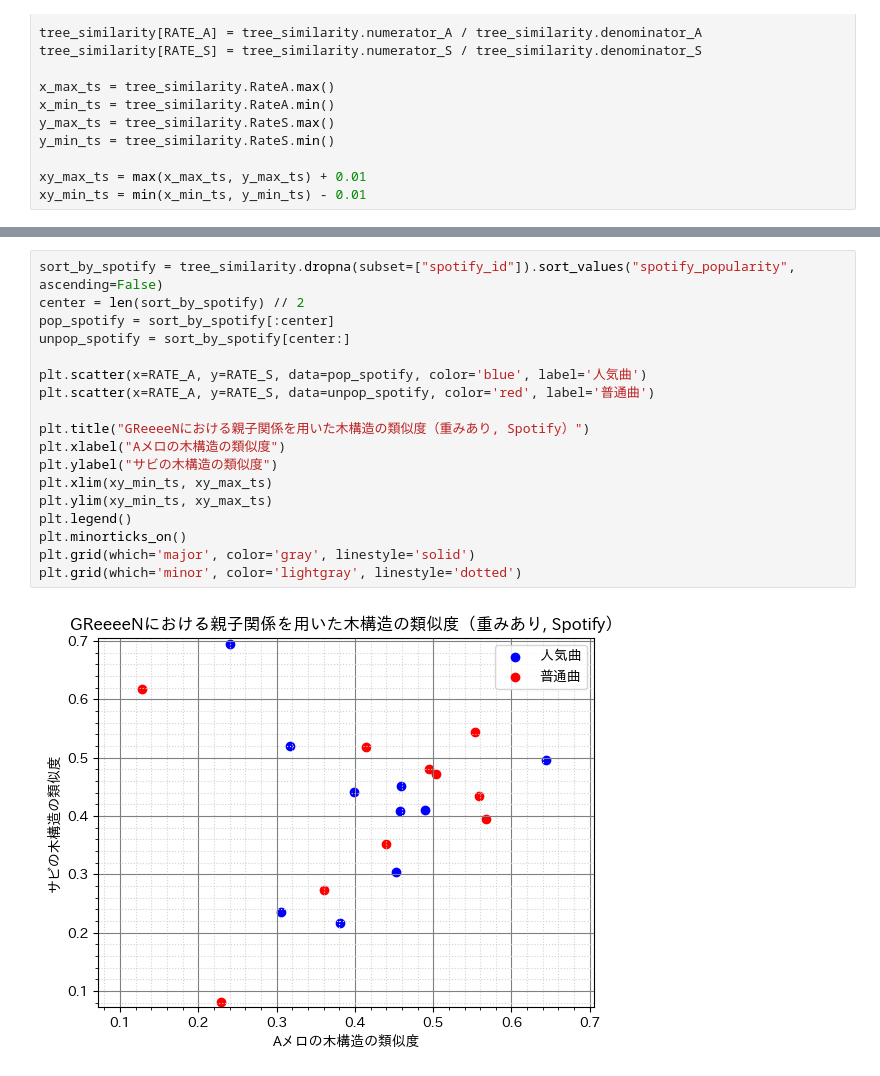
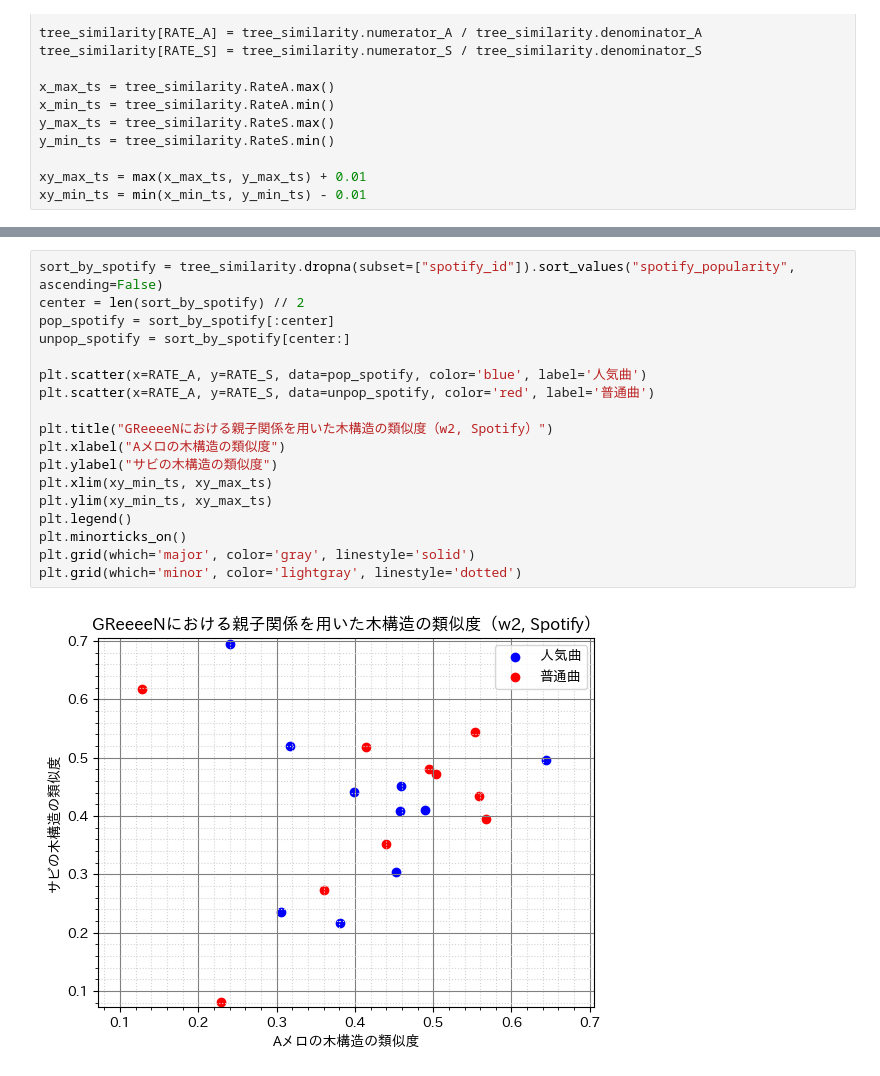
Before and after one commit to tsubasasugawara/lyrics_melody_analyzer, a Jupyter notebook: notebooks/GReeeeN.ipynb, the cells around one changed output, grey strips where cells are left out. Drawn from its saved outputs; the diff is of its cells as text.

```diff
--- a/notebooks/GReeeeN.ipynb
+++ b/notebooks/GReeeeN.ipynb
@@ -223,20 +230,20 @@ plt.grid(which='minor', color='lightgray', linestyle='dotted')
 # %%
 sort_by_spotify = tree_similarity.dropna(subset=["spotify_id"]).sort_values("spotify_popularity", ascending=False)
 center = len(sort_by_spotify) // 2
 pop_spotify = sort_by_spotify[:center]
 unpop_spotify = sort_by_spotify[center:]
 
 plt.scatter(x=RATE_A, y=RATE_S, data=pop_spotify, color='blue', label='人気曲')
 plt.scatter(x=RATE_A, y=RATE_S, data=unpop_spotify, color='red', label='普通曲')
 
-plt.title("GReeeeNにおける親子関係を用いた木構造の類似度（重みあり, Spotify）")
+plt.title("GReeeeNにおける親子関係を用いた木構造の類似度（w2, Spotify）")
 plt.xlabel("Aメロの木構造の類似度")
 plt.ylabel("サビの木構造の類似度")
 plt.xlim(xy_min_ts, xy_max_ts)
 plt.ylim(xy_min_ts, xy_max_ts)
 plt.legend()
 plt.minorticks_on()
 plt.grid(which='major', color='gray', linestyle='solid')
 plt.grid(which='minor', color='lightgray', linestyle='dotted')
 # %% [output]
-[figure, old version]
+[figure, new version]
```
Also changed, not shown: parts of 3 cells of this notebook, 2 other files.
